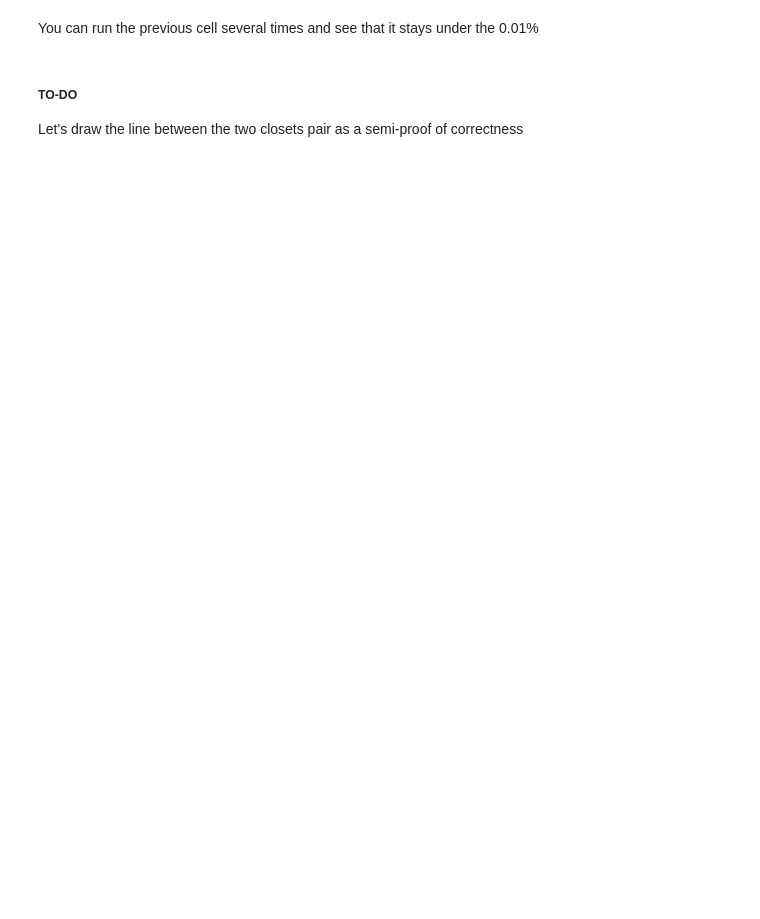
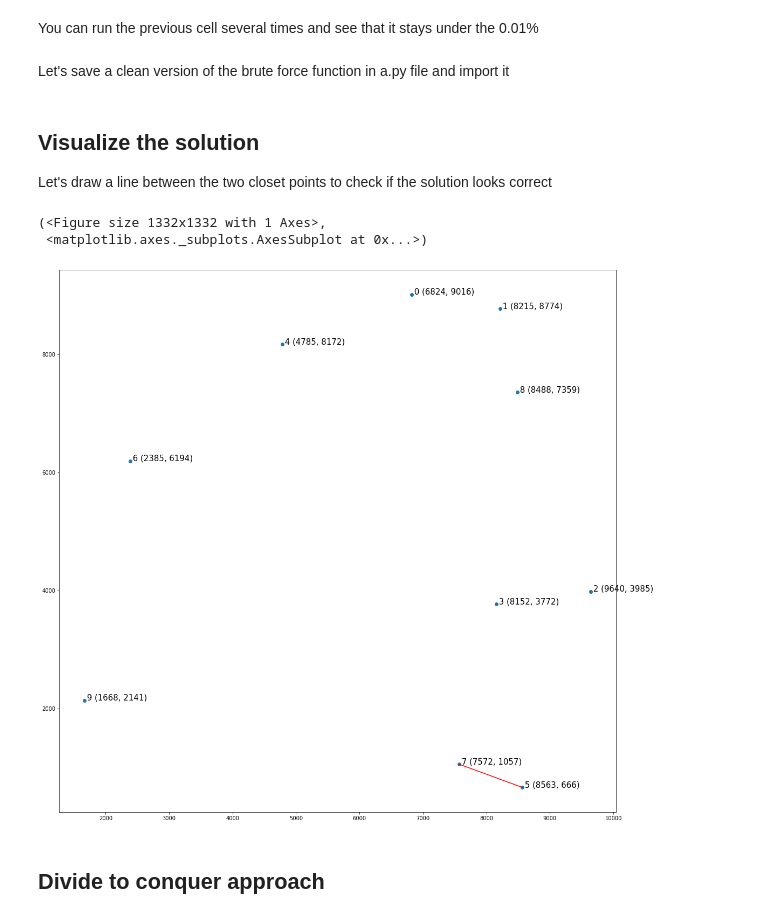
Before and after one commit to lohiermichael/algorithm-closest-pairs, a Jupyter notebook: 20191014-Closest_pairs.ipynb, the cells around one changed output. Cells and saved outputs as stored; diff of their text form; code cells hidden in the pictures; blank space fills up the shorter version.

```diff
--- a/20191014-Closest_pairs.ipynb
+++ b/20191014-Closest_pairs.ipynb
@@ -72,5 +75,4 @@ The indicator of the performance of the algorithm could be:
 # %% [markdown]
 You can run the previous cell several times and see that it stays under the 0.01%
-# %% [markdown]
-##### TO-DO
-Let's draw the line between the two closets pair as a semi-proof of correctness
+# %% [markdown]
+Let's save a clean version of the brute force function in a.py file and import it
@@ -76,0 +81,17 @@ Let's draw the line between the two closets pair as a semi-proof of correctness
+# %% [markdown]
+## Visualize the solution
+
+Let's draw a line between the two closet points to check if the solution looks correct
+# %%
+# Generate a set of 10 point
+example_points = Points(l_length=10)
+# Compute the solution
+point1, point2, _ = bf_c(example_points)
+# Draw the line and show the solution
+example_points.plot_line_between(point1, point2, annotate=True)
+# %% [output]
+(<Figure size 1332x1332 with 1 Axes>,
+ <matplotlib.axes._subplots.AxesSubplot at 0x...>)
+[figure, added]
+# %% [markdown]
+## Divide to conquer approach
```
Also changed, not shown: parts of 6 cells of this notebook, 1 other file.
